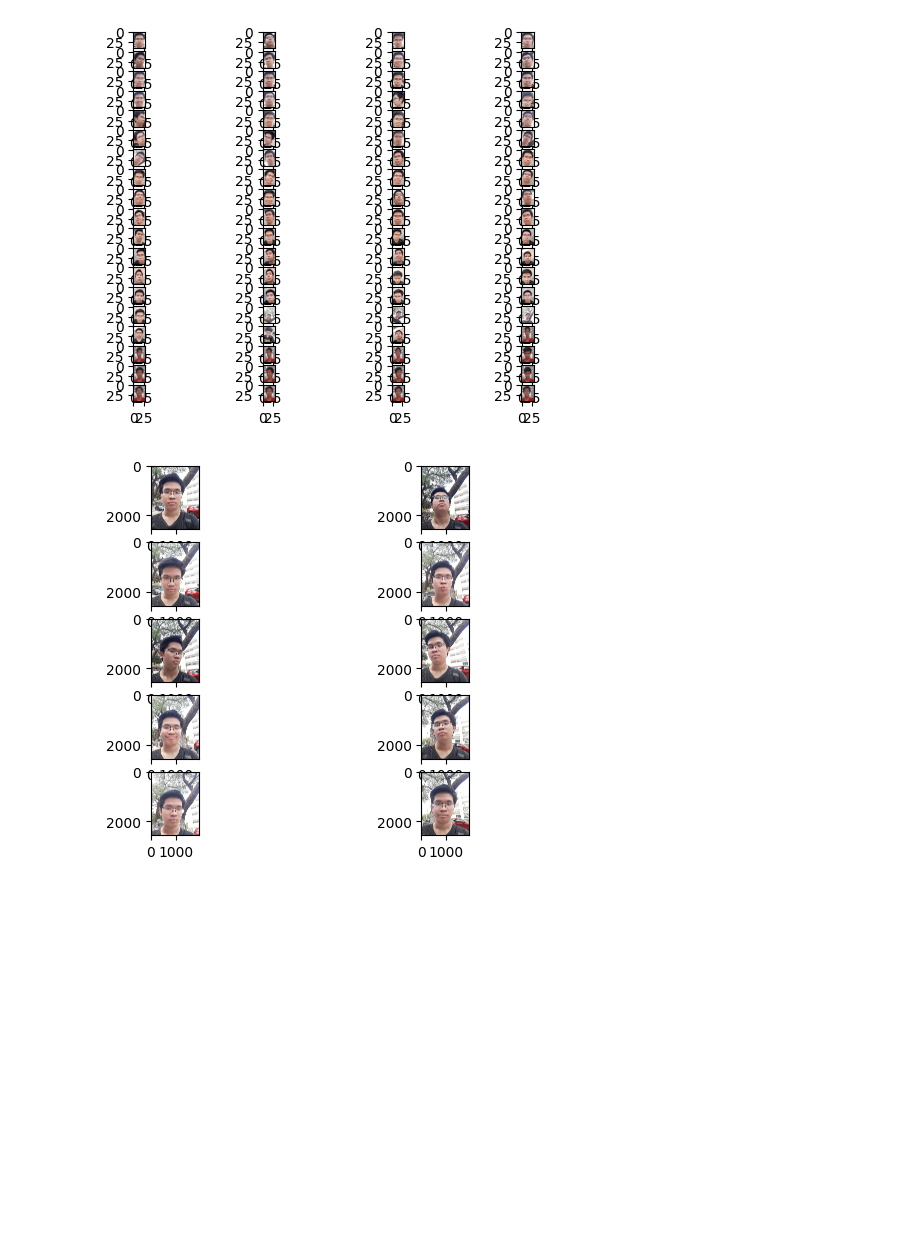
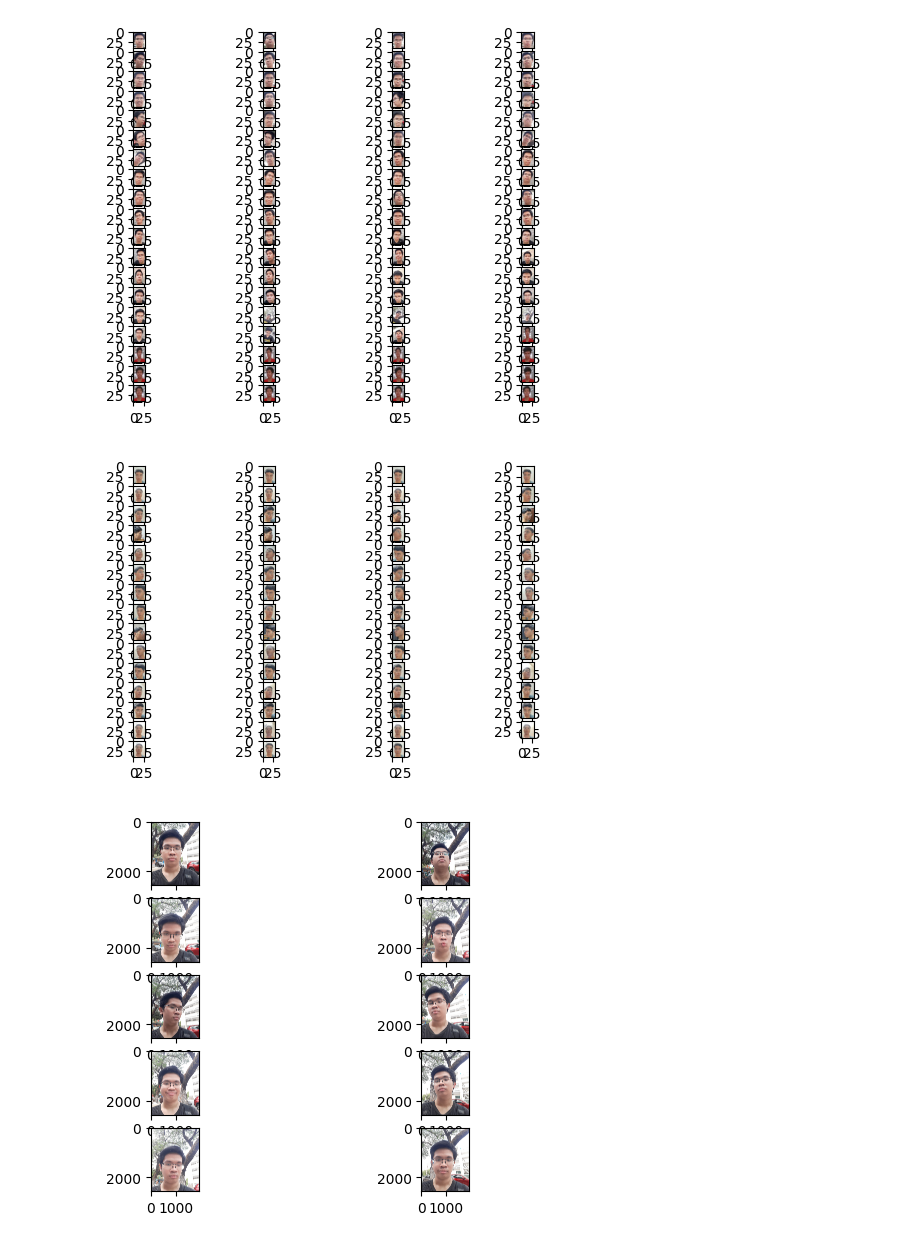
Before and after one commit to trinhminhtris/ANN, a Jupyter notebook: AI_week_10_cont.ipynb, the cells around one changed output. Saved outputs shown, nothing was run; the diff lists cells and outputs as text; code cells hidden in the pictures; blank space fills up the shorter version.

```diff
--- a/AI_week_10_cont.ipynb
+++ b/AI_week_10_cont.ipynb
@@ -12,6 +12,15 @@ for i in range (76):
 plt.show()
 # %% [output]
 [figure]
+# %%
+for i in range (59):
+  plt.subplot(19, 4, i+1)
+  filename = folder + 'Thinh ('+ str(i+1) + ').jpg'
+  img = imread(filename)
+  plt.imshow(img)
+plt.show()
+# %% [output]
+[figure, added]
 # %%
 for i in range (10):
   plt.subplot(5, 2, i+1)
```
Also changed, not shown: parts of 1 cell of this notebook.
